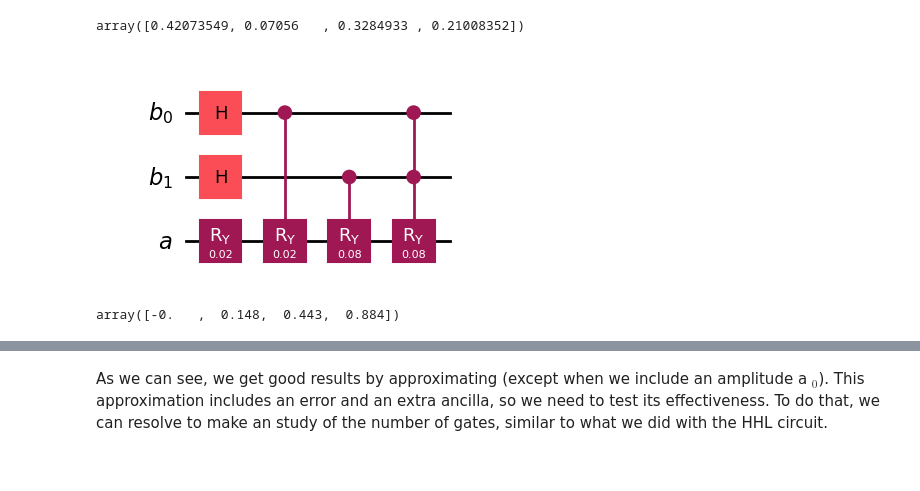
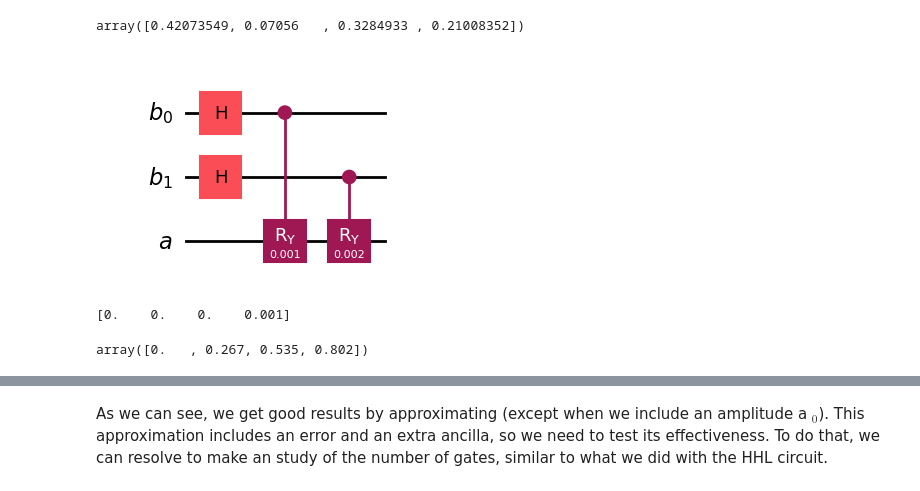
Before and after one commit to Nicofero/CITMAGA, a Jupyter notebook: b_side_approx.ipynb, the cells around one changed output, grey strips where cells are left out. Saved outputs shown, nothing was run; the diff lists cells and outputs as text; code cells hidden in the pictures.

```diff
--- a/b_side_approx.ipynb
+++ b/b_side_approx.ipynb
@@ -178,20 +178,20 @@ def b_from_func(function,size):
         b.append(aux)
     return b
 # %%
-b = b_state(2,'x^2+1',0.01)
+b = b_state(2,'x',0.001)
 b.draw('mpl')
 # %% [output]
-[figure, old version]
+[figure, new version]
 # %%
-function = 'x^2+x'
+function = 'x'
 size = 2
-np.set_printoptions(precision=3,suppress=True)
-b = b_state(size,function,10e-3)
+b = b_state(size,function,0.001)
 state = Statevector(b)
 state = state.data.real[2**size:]
 state/np.linalg.norm(state)
 # %% [output]
-array([-0.   ,  0.148,  0.443,  0.884])
+[0.    0.    0.    0.001]
+array([0.   , 0.267, 0.535, 0.802])
 # %%
 b.draw('mpl')
 # %% [output]
```
Also changed, not shown: parts of 13 cells of this notebook, 2 other files.
